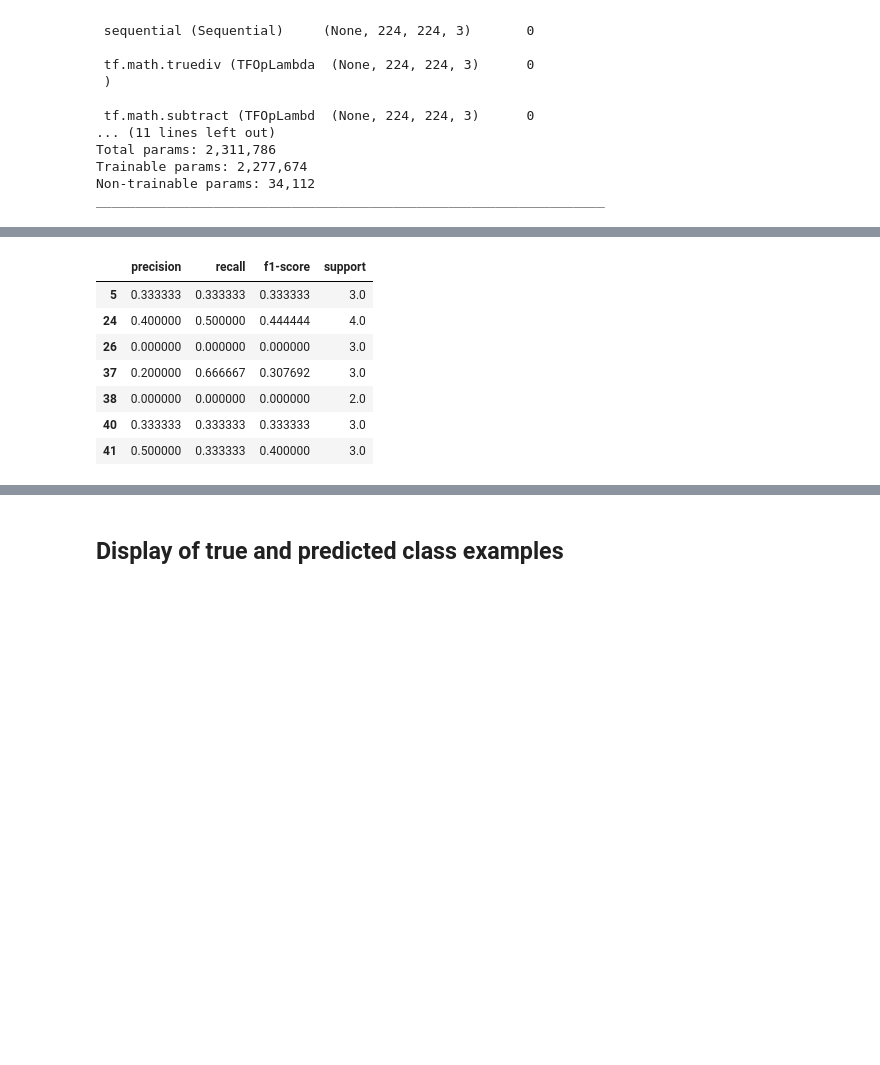
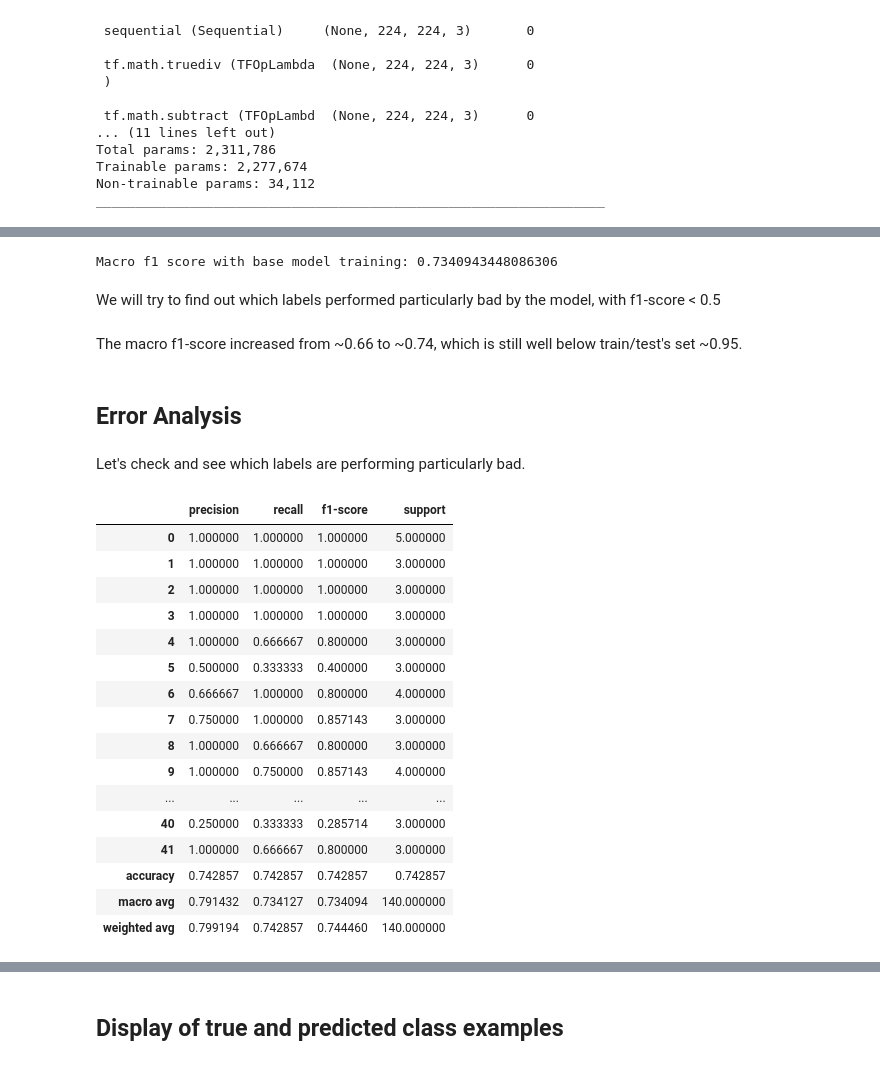
Before and after one commit to justinchan114/Mahjong_Tile_Classifier, a Jupyter notebook: mahjong_mobilenetV2.ipynb, the cells around one changed output, grey strips where cells are left out. Saved outputs shown, nothing was run; the diff lists cells and outputs as text; code cells hidden in the pictures; blank space fills up the shorter version.

```diff
--- a/mahjong_mobilenetV2.ipynb
+++ b/mahjong_mobilenetV2.ipynb
@@ -304,6 +313,8 @@ prediction_layer = tf.keras.layers.Dense(num_classes, activation='softmax')
 #print(prediction_batch.shape)
 # %%
 #Define data normalization with tf.keras.applications.mobilenet_v2.preprocess_input and data augmentation
+global_average_layer = tf.keras.layers.GlobalAveragePooling2D()
+prediction_layer = tf.keras.layers.Dense(num_classes, activation='softmax')
 preprocess_input = tf.keras.applications.mobilenet_v2.preprocess_input
 data_augmentation = tf.keras.Sequential([
   layers.RandomZoom(.2,.2),
@@ -563,7 +546,7 @@ Non-trainable params: 34,112
 _________________________________________________________________
 # %%
 #fine_tune_epochs = 30
-#total_epochs =  epochs + fine_tune_epochs
+total_epochs =  40
 
 for train_index, val_index in skf.split(img_train, label_train):
     X_train, X_val = img_train[train_index].astype('f'), img_train[val_index].astype('f')
@@ -576,11 +559,24 @@ for train_index, val_index in skf.split(img_train, label_train):
     print(train_ds.cardinality().numpy())
     epochs = 10
     print('Before', total_epochs)
-    history_fine = model.fit(train_ds,
-                        validation_data=val_ds,
-                        epochs = total_epochs + epochs,
-                        initial_epoch= total_epochs
-                        )
+    history_base = model.fit(train_ds,
+                            validation_data=val_ds,
+                            epochs = total_epochs + epochs,
+                            initial_epoch= total_epochs
+                            )
     total_epochs += epochs
+    print('After', total_epochs)
+#    else:
+#        history = model.fit(train_ds,
+ #                           validation_data=test_ds,
+ #                           epochs = epochs,
+  #                          initial_epoch=history.epoch[-1]
+#    )
+    callback = tf.keras.callbacks.LearningRateScheduler(scheduler)
+    acc += history_base.history['accuracy']
+    val_acc += history_base.history['val_accuracy']
+
+    loss += history_base.history['loss']
+    val_loss += history_base.history['val_loss']
 # %% [output]
 27
@@ -609,4 +623,4 @@ val_loss += history.history['val_loss']
 # %%
-y_pred_fine = model.predict(X_test.astype('f'))
-y_pred_fine = np.argmax(y_pred_fine, axis=1)
+y_pred_base = model.predict(X_test.astype('f'))
+y_pred_base = np.argmax(y_pred_base, axis=1)
 # %% [output]
@@ -614,13 +628,34 @@ y_pred_fine = np.argmax(y_pred_fine, axis=1)
+# %%
+print('Macro f1 score with base model training:', f1_score(y_test, y_pred_base, average = 'macro'))
+# %% [output]
+Macro f1 score with base model training: 0.7340943448086306
+# %% [markdown]
+We will try to find out which labels performed particularly bad by the model, with f1-score < 0.5
+# %% [markdown]
+The macro f1-score increased from ~0.66 to ~0.74, which is still well below train/test's set ~0.95.
+# %% [markdown]
+## Error Analysis
+# %% [markdown]
+Let's check and see which labels are performing particularly bad.
 # %%
-cr_fine = classification_report(y_test , y_pred_fine, output_dict=True)
-rpt_fine = pd.DataFrame.from_dict(cr_fine).T
-display(rpt_fine[rpt_fine['f1-score'] < 0.5])
+cr_base = classification_report(y_test , y_pred_base, output_dict=True)
+rpt_base = pd.DataFrame.from_dict(cr_base).T
+rpt_base
 # %% [output]
 |  | precision | recall | f1-score | support |
-| 5 | 0.333333 | 0.333333 | 0.333333 | 3.0 |
-| 24 | 0.400000 | 0.500000 | 0.444444 | 4.0 |
-| 26 | 0.000000 | 0.000000 | 0.000000 | 3.0 |
-| 37 | 0.200000 | 0.666667 | 0.307692 | 3.0 |
-| 38 | 0.000000 | 0.000000 | 0.000000 | 2.0 |
-| 40 | 0.333333 | 0.333333 | 0.333333 | 3.0 |
-| 41 | 0.500000 | 0.333333 | 0.400000 | 3.0 |
+| 0 | 1.000000 | 1.000000 | 1.000000 | 5.000000 |
+| 1 | 1.000000 | 1.000000 | 1.000000 | 3.000000 |
+| 2 | 1.000000 | 1.000000 | 1.000000 | 3.000000 |
+| 3 | 1.000000 | 1.000000 | 1.000000 | 3.000000 |
+| 4 | 1.000000 | 0.666667 | 0.800000 | 3.000000 |
+| 5 | 0.500000 | 0.333333 | 0.400000 | 3.000000 |
+| 6 | 0.666667 | 1.000000 | 0.800000 | 4.000000 |
+| 7 | 0.750000 | 1.000000 | 0.857143 | 3.000000 |
+| 8 | 1.000000 | 0.666667 | 0.800000 | 3.000000 |
+| 9 | 1.000000 | 0.750000 | 0.857143 | 4.000000 |
+| ... | ... | ... | ... | ... |
+| 40 | 0.250000 | 0.333333 | 0.285714 | 3.000000 |
+| 41 | 1.000000 | 0.666667 | 0.800000 | 3.000000 |
+| accuracy | 0.742857 | 0.742857 | 0.742857 | 0.742857 |
+| macro avg | 0.791432 | 0.734127 | 0.734094 | 140.000000 |
+| weighted avg | 0.799194 | 0.742857 | 0.744460 | 140.000000 |
```
Also changed, not shown: parts of 40 cells of this notebook.
